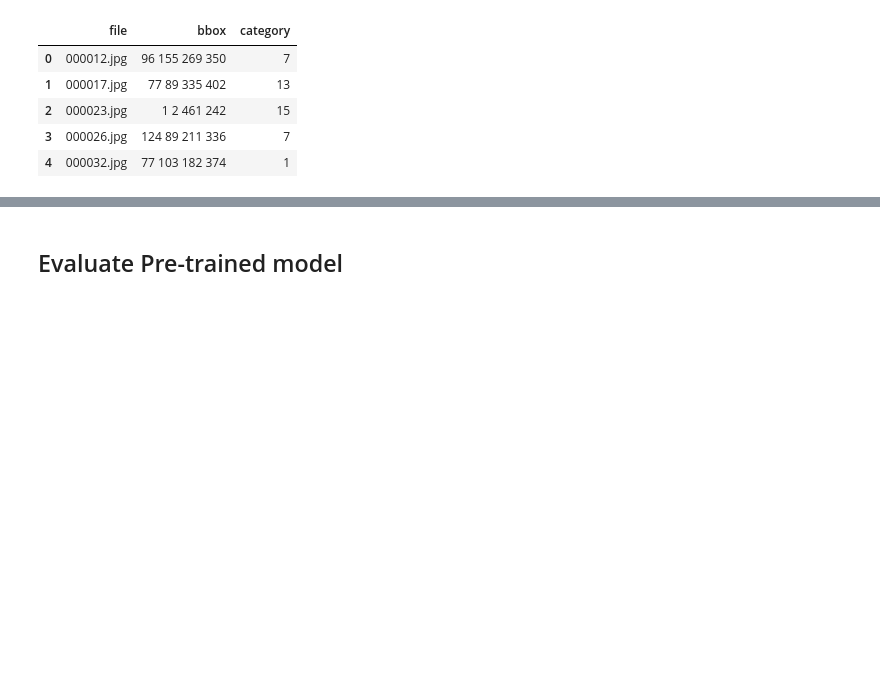
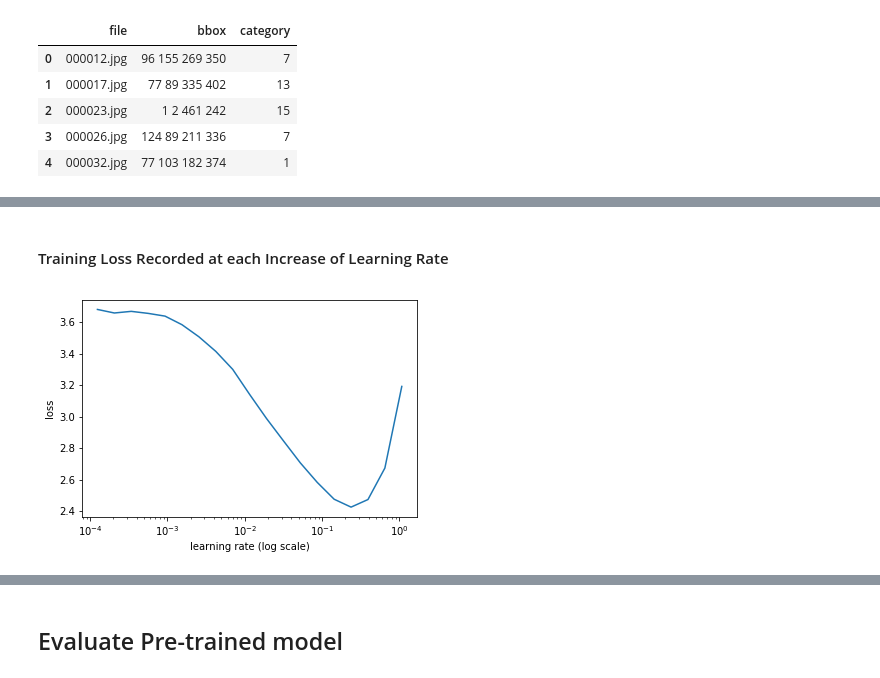
Before and after one commit to JoshZastrow/Object-Detection, a Jupyter notebook: PASCAL-Object-Detection.ipynb, the cells around one changed output, grey strips where cells are left out. Drawn from its saved outputs; the diff is of its cells as text; code cells hidden in the pictures; blank space fills up the shorter version.

```diff
--- a/PASCAL-Object-Detection.ipynb
+++ b/PASCAL-Object-Detection.ipynb
@@ -287,4 +308,5 @@ NotImplementedError:
 # %%
 # Create a trainer
-trainer = ConvLearner.pretrained(base_model, md, metrics=[accuracy])
+# md      = ImageClassifierData.from_csv(PATH, JPEGS, CSV, tfms=transform, bs=batch_size)
+trainer = ConvLearner.pretrained(base_model, lbls_data, metrics=[accuracy])
 trainer.opt_fn = optim.Adam
@@ -294,0 +317,6 @@ lr_finder.sched.plot(n_skip=5, n_skip_end=1)
+# %%
+printmd("#### Training Loss Recorded at each Increase of Learning Rate")
+trainer.sched.plot(n_skip=5, n_skip_end=1)
+# %% [output]
+#### Training Loss Recorded at each Increase of Learning Rate
+[figure, added]
```
Also changed, not shown: parts of 51 cells of this notebook.
